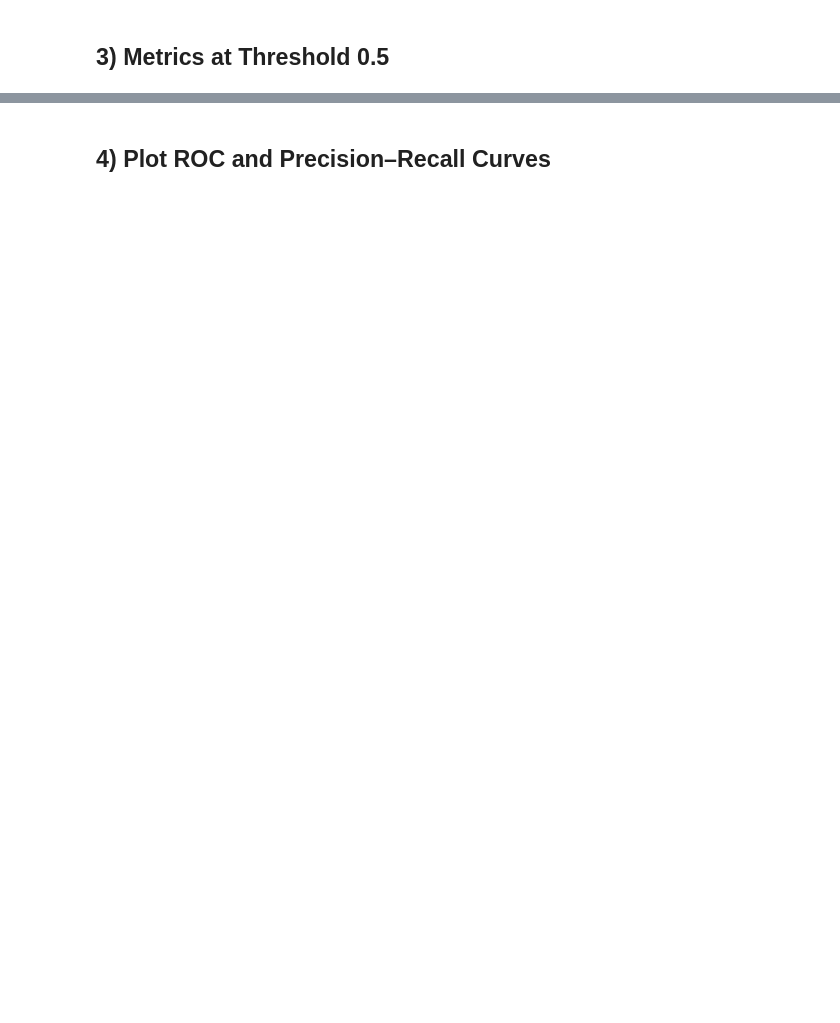
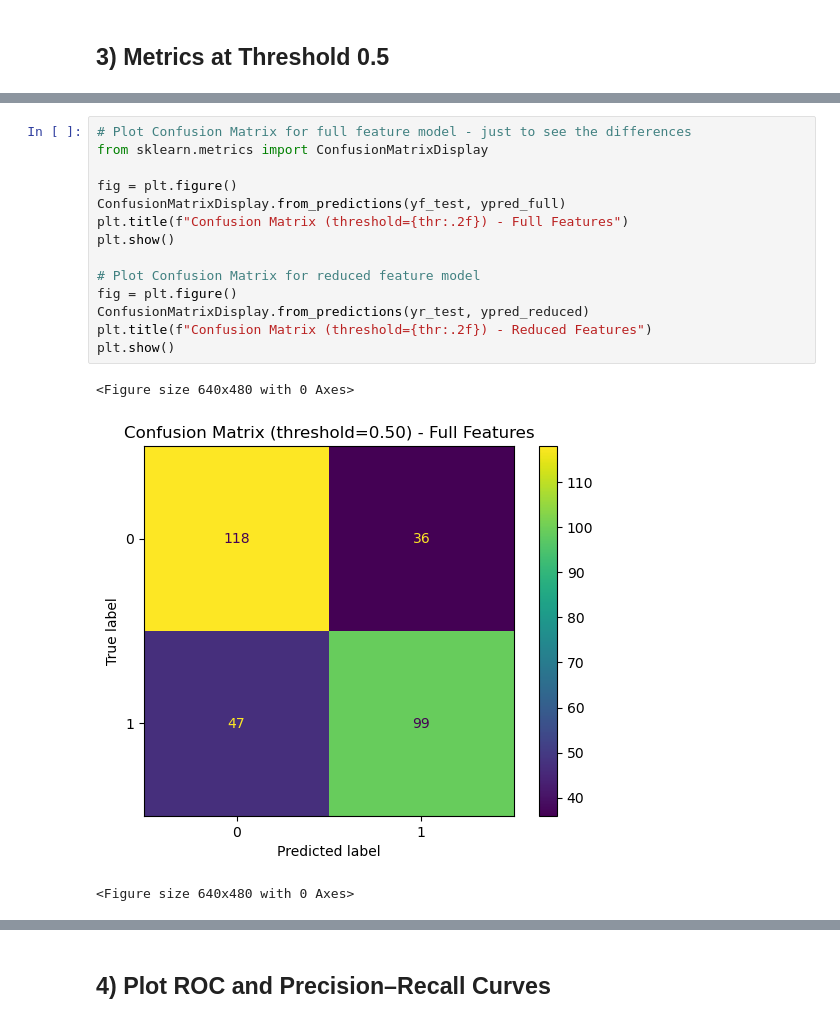
Before and after one commit to swnesbitt/ATMS-523-Module-5-Checkin, a Jupyter notebook: notebooks/LogReg_Compare_Models.ipynb, the cells around one changed output, grey strips where cells are left out. Saved outputs shown, nothing was run; the diff lists cells and outputs as text; blank space fills up the shorter version.

```diff
--- a/notebooks/LogReg_Compare_Models.ipynb
+++ b/notebooks/LogReg_Compare_Models.ipynb
@@ -81,0 +119,18 @@ ypred_reduced = (yprob_reduced >= thr).astype(int)
+# %%
+# Plot Confusion Matrix for full feature model - just to see the differences
+from sklearn.metrics import ConfusionMatrixDisplay
+
+fig = plt.figure()
+ConfusionMatrixDisplay.from_predictions(yf_test, ypred_full)
+plt.title(f"Confusion Matrix (threshold={thr:.2f}) - Full Features")
+plt.show()
+
+# Plot Confusion Matrix for reduced feature model
+fig = plt.figure()
+ConfusionMatrixDisplay.from_predictions(yr_test, ypred_reduced)
+plt.title(f"Confusion Matrix (threshold={thr:.2f}) - Reduced Features")
+plt.show()
+# %% [output]
+<Figure size 640x480 with 0 Axes>
+[figure, added]
+<Figure size 640x480 with 0 Axes>
```
Also changed, not shown: parts of 8 cells of this notebook.
